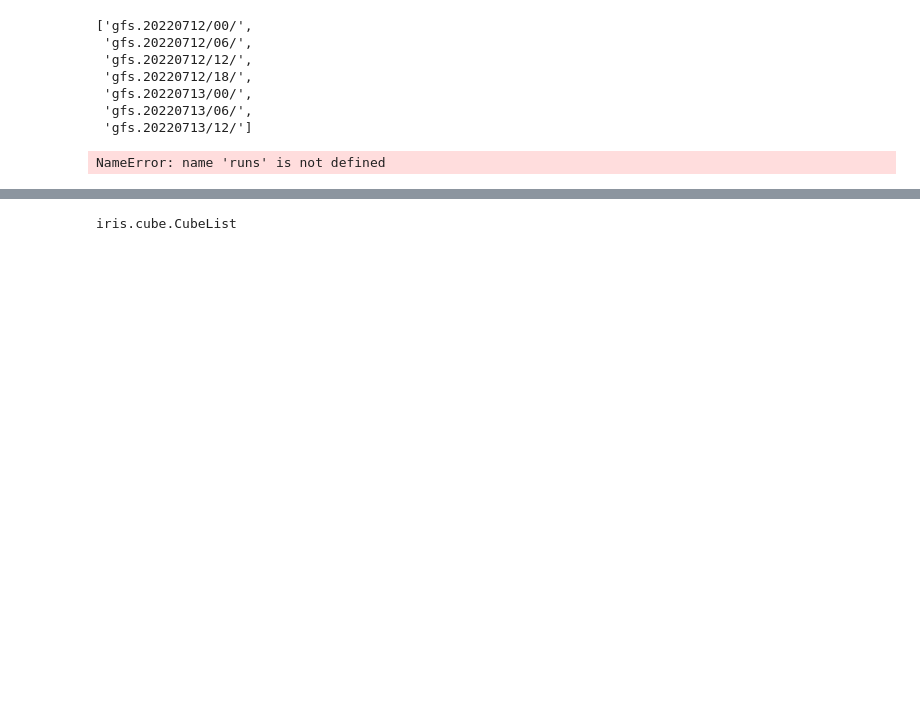
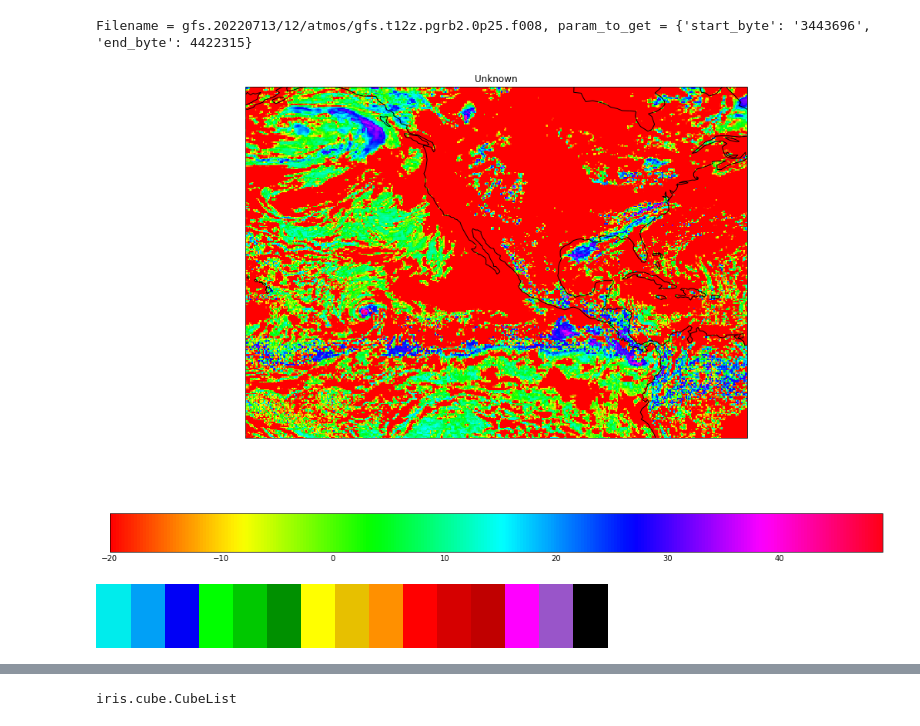
Before and after one commit to ShyftSolutions/exploring-wx-data, a Jupyter notebook: mount/workspace/data_loader.ipynb, the cells around one changed output, grey strips where cells are left out. Saved outputs shown, nothing was run; the diff lists cells and outputs as text; code cells hidden in the pictures; blank space fills up the shorter version.

```diff
--- a/mount/workspace/data_loader.ipynb
+++ b/mount/workspace/data_loader.ipynb
@@ -12,9 +14,10 @@ import iris.plot as iplt
 def list_forecast_hours(run_prefix):
     files = []
     hours = []
+    run_hour = run_prefix.split('/')[-2]
     s3_client = boto3.client('s3', config=Config(signature_version=UNSIGNED))
     result = s3_client.list_objects_v2(Bucket='noaa-gfs-bdp-pds',
-                                       Prefix =f'{run_prefix}atmos/gfs.t06z.pgrb2.0p25.f')
+                                       Prefix =f'{run_prefix}atmos/gfs.t{run_hour}z.pgrb2.0p25.f')
     files = result.get('Contents')
     for file_meta in files:
         filename = file_meta['Key']
@@ -98,24 +101,25 @@ def parse_index_file(index_data):
     return data_dict
 # %%
 runs = get_latest_model_run()
+hours = list_forecast_hours(runs[-1])
-# %%
-runs
-# %% [output]
-['gfs.20220712/00/',
- 'gfs.20220712/06/',
- 'gfs.20220712/12/',
- 'gfs.20220712/18/',
- 'gfs.20220713/00/',
- 'gfs.20220713/06/',
- 'gfs.20220713/12/']
 # %%
 run = runs[-1]
 level = '2 m above ground'
-param = 'TMP'
-forecasts = hours[:1]
+param = 'TEMP'
+forecasts = hours[8:9]
 
-# good_cubes = get_model_data(param, level, run, forecasts)
+refc_cubes = get_model_data(param, level, run, forecasts)
 # %% [output]
-NameError: name 'runs' is not defined
+Filename = gfs.20220713/12/atmos/gfs.t12z.pgrb2.0p25.f008, param_to_get = {'start_byte': '3443696', 'end_byte': 4422315}
 # %%
-good_cubes.data.shape
+
+plt.figure(figsize=(18, 12))
+
+qplt.pcolormesh(refc_cubes[120:400,800:1200], cmap="hsv")
+
+# Add coastlines to the map created by contourf.
+plt.gca().coastlines()
+
+plt.show()
+# %% [output]
+[figure, added]
@@ -125,3 +129,7 @@ with open("sample_array.np", "wb") as f:
+# %%
+ctables.colortables.get_colortable("NWSReflectivity")
+# %% [output]
+[figure, added]
 # %%
 s3_client = boto3.client('s3', config=Config(signature_version=UNSIGNED))
 data_index = s3_client.get_object(Bucket='noaa-gfs-bdp-pds',
```
Also changed, not shown: parts of 12 cells of this notebook, 4 other files.
